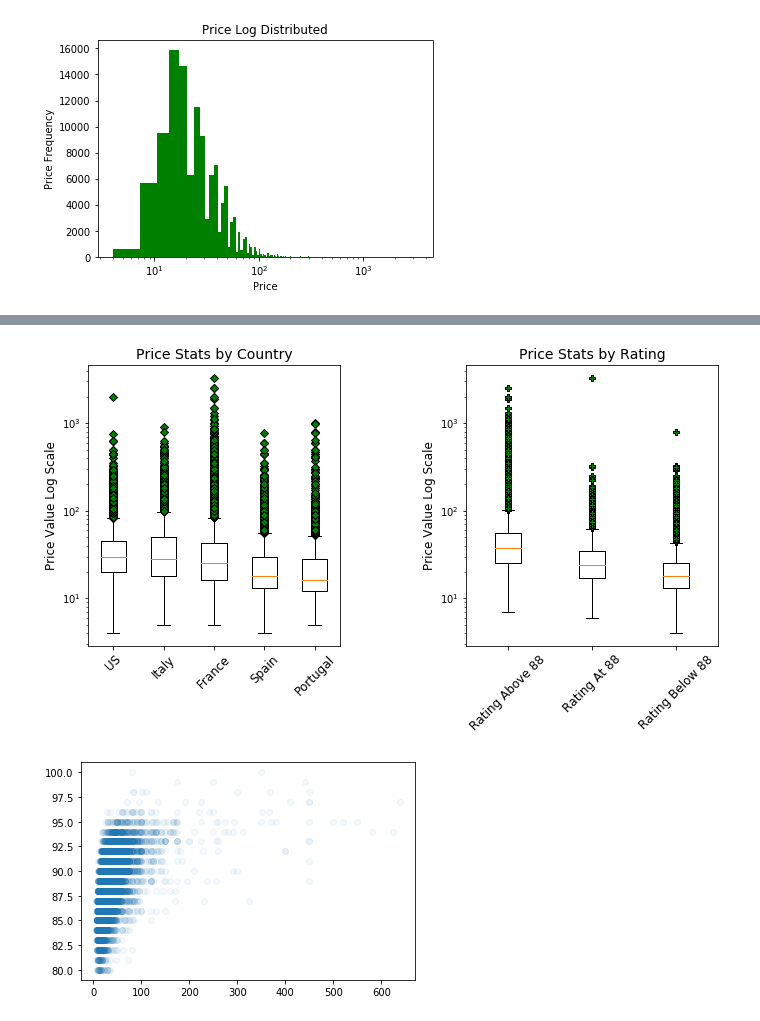
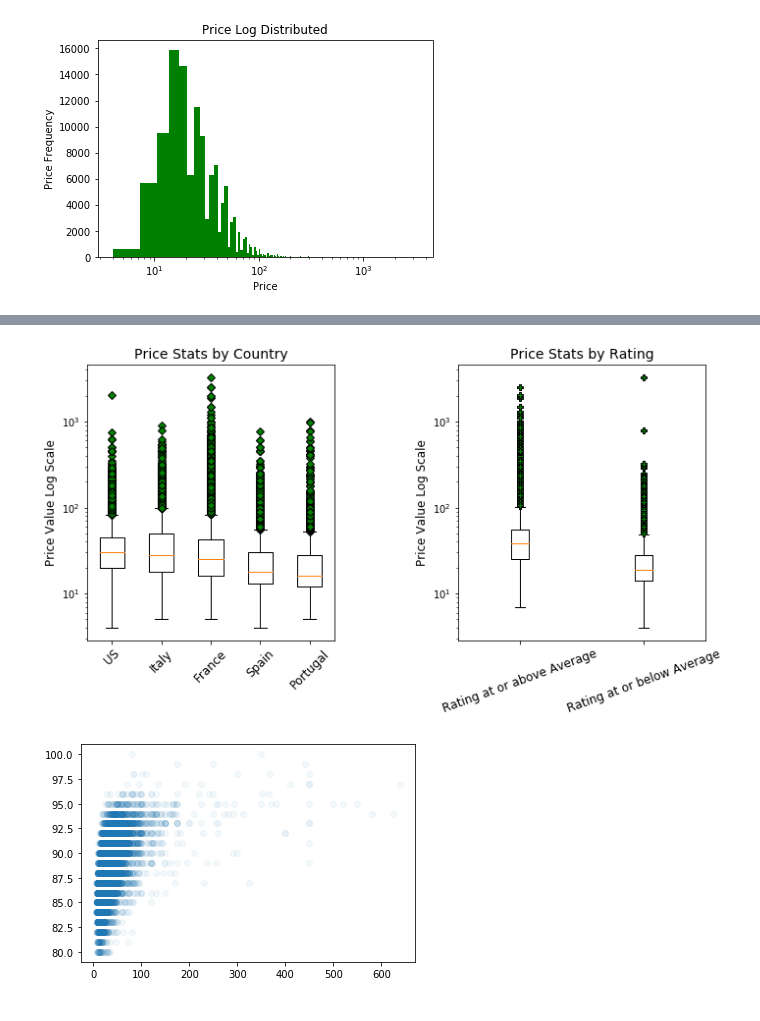
Before and after one commit to hberginc/wine_ratings_data_analysis, a Jupyter notebook: notebooks/Data_exploration.ipynb, the cells around one changed output, grey strips where cells are left out. Cells and saved outputs as stored; diff of their text form; code cells hidden in the pictures.

```diff
--- a/notebooks/Data_exploration.ipynb
+++ b/notebooks/Data_exploration.ipynb
@@ -146,30 +148,29 @@ df.sort_values('price', ascending = False).head()
 # %%
 #look at price plots based on above and below mean rating of 88 points
 below_mean_points = test_df['price'][test_df['points']>88]
-having_mean = test_df['price'][test_df['points'] == 88]
-above_mean_points = test_df['price'][test_df['points']<88]
+above_mean_points = test_df['price'][test_df['points']<=88]
 
-median_rating_diff = [below_mean_points, having_mean, above_mean_points]
-ratings = ['Rating Above 88','Rating At 88', 'Rating Below 88']
+median_rating_diff = [below_mean_points, above_mean_points]
+ratings = ['Rating at or above Average','Rating at or below Average']
 # %%
 green_plus = dict(markerfacecolor='g', marker='P')
 green_diamond = dict(markerfacecolor='g', marker='D')
 fig, axs = plt.subplots(1,2, figsize=(10, 6))
 fig.subplots_adjust(left=0.075, right=0.95, top=0.9, bottom=0.25, wspace = 0.5)
 
 axs[0].boxplot(count_data,flierprops=green_diamond,)
 axs[0].set_xticklabels(np.repeat(count_lst, 1),
                     rotation=45, fontsize=12)
 axs[0].set_title('Price Stats by Country', fontsize = 14)
 axs[0].set_ylabel('Price Value Log Scale', fontsize = 12)
 axs[0].set_yscale('log')
 axs[1].boxplot(median_rating_diff, flierprops=green_plus,)
 axs[1].set_xticklabels(np.repeat(ratings, 1),
-                       rotation = 45, fontsize=12)
+                       rotation = 20, fontsize=12)
 axs[1].set_title('Price Stats by Rating', fontsize = 14)
 axs[1].set_ylabel('Price Value Log Scale', fontsize = 12)
 axs[1].set_yscale('log')
-plt.savefig('price_box.png')
+#plt.savefig('price_box.png')
 plt.show();
 # %% [output]
-[figure, old version]
+[figure, new version]
```
Also changed, not shown: parts of 6 cells of this notebook, 9 other files.
